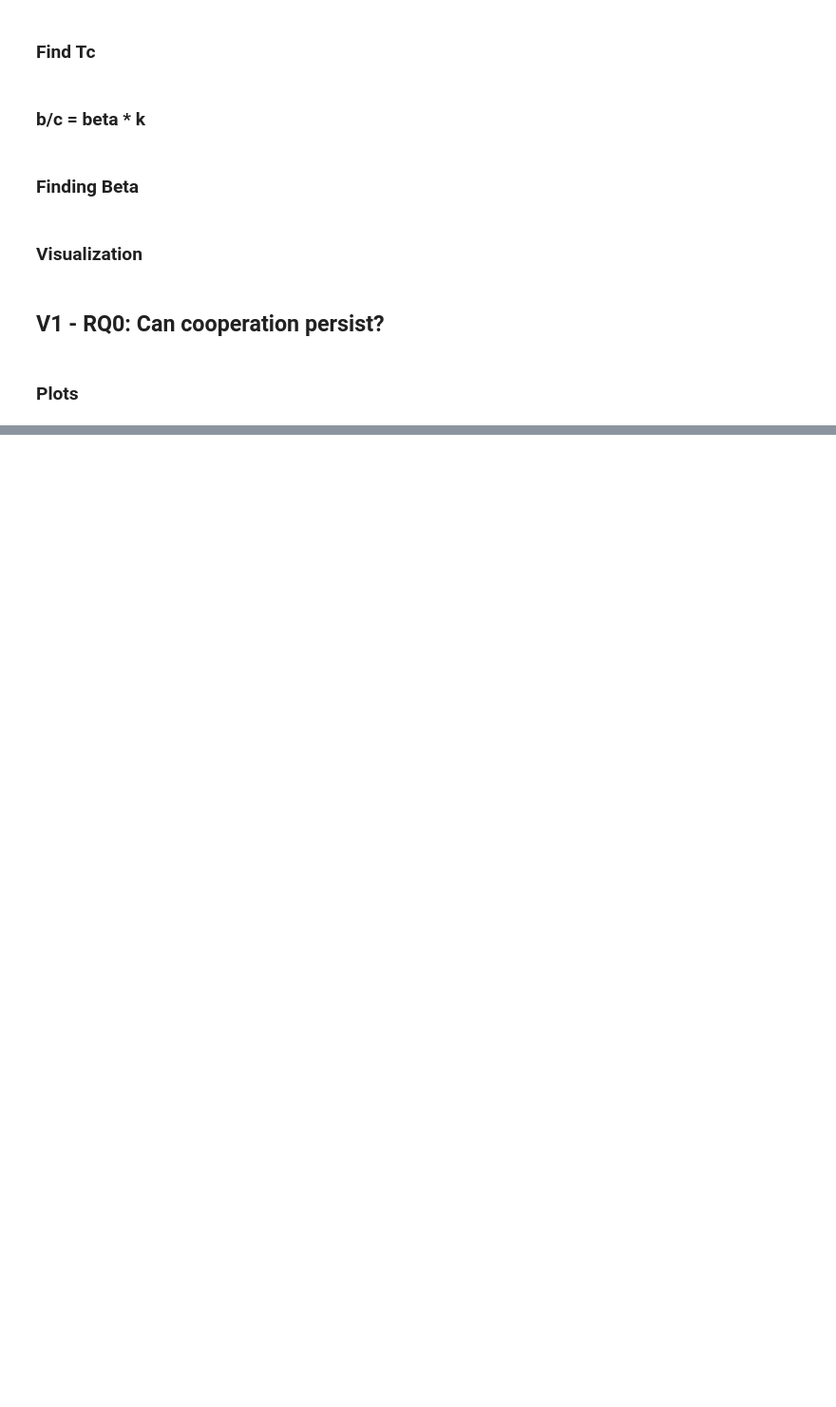
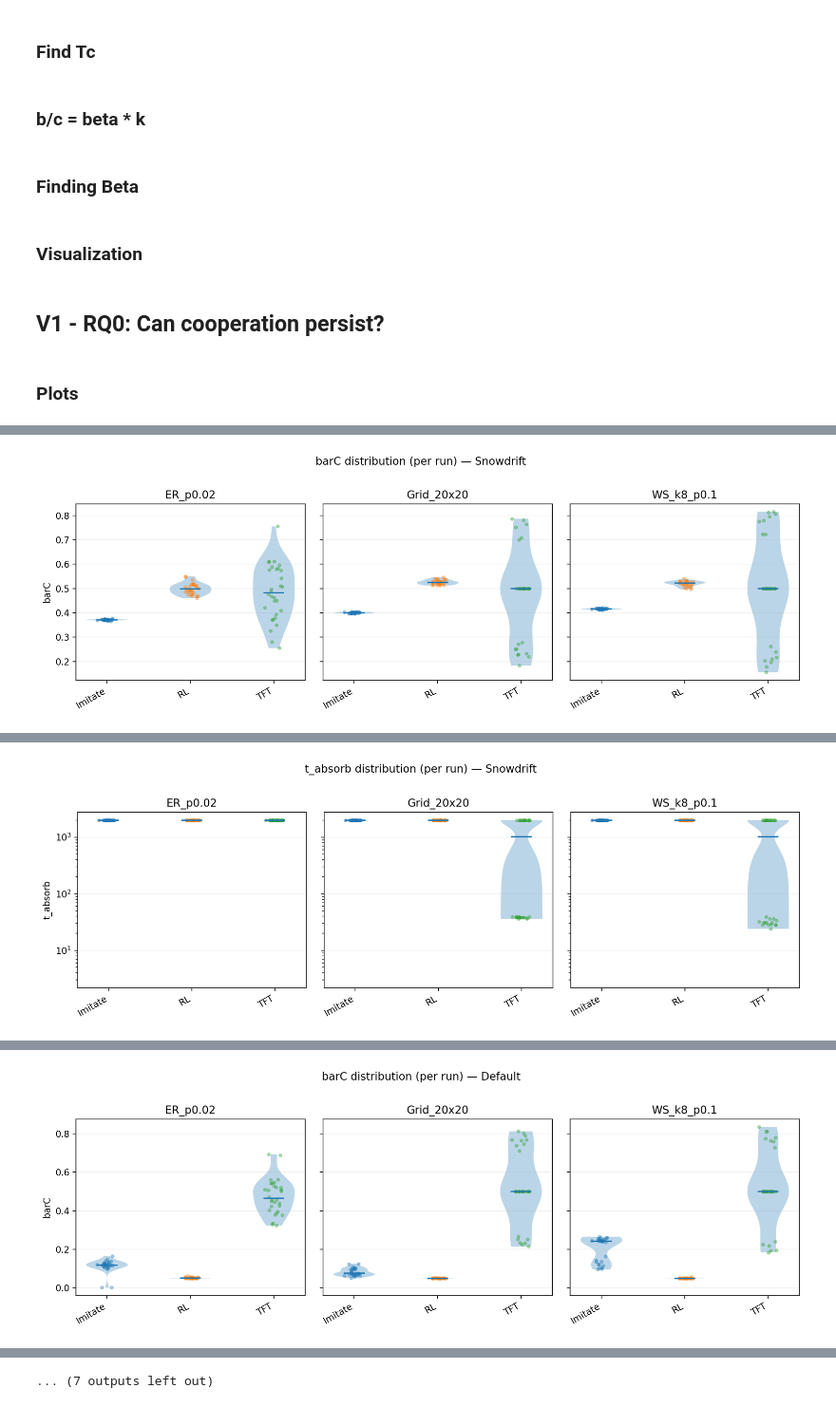
Before and after one commit to tristan-farran/CSS-Project, a Jupyter notebook: Code/Zheng_Code V2.ipynb, the cells around one changed output, grey strips where cells are left out. Shown at 95% size. Drawn from its saved outputs; the diff is of its cells as text; code cells hidden in the pictures; blank space fills up the shorter version.

```diff
--- a/Code/Zheng_Code V2.ipynb
+++ b/Code/Zheng_Code V2.ipynb
@@ -1824,0 +1748,62 @@ plot_persistence_rate(per_run_df, "Default", threshold=0.2)
+# %%
+def violin_by_network_strategy(per_run_df, payoff_name, metric,
+                               use_short=True, logy=False, ylim=None):
+    sub = per_run_df[per_run_df["payoff"] == payoff_name].copy()
+    strat_col = "strategy_short" if (use_short and "strategy_short" in sub.columns) else "strategy"
+
+    need = ["network", strat_col, metric]
+    for c in need:
+        if c not in sub.columns:
+            raise ValueError(f"Missing column: {c}")
+
+    networks = sorted(sub["network"].unique())
+    strategies = sorted(sub[strat_col].unique())
+
+    fig, axes = plt.subplots(1, len(networks), figsize=(4*len(networks), 4), sharey=True)
+    if len(networks) == 1:
+        axes = [axes]
+
+    for ax, net in zip(axes, networks):
+        g = sub[sub["network"] == net]
+
+        data = []
+        for s in strategies:
+            vals = g.loc[g[strat_col] == s, metric].dropna().to_numpy()
+            data.append(vals)
+
+        # violin
+        parts = ax.violinplot(data, showmeans=False, showmedians=True, showextrema=False)
+
+        # jittered points (helps see sample size / discreteness)
+        rng = np.random.default_rng(0)
+        for i, vals in enumerate(data, start=1):
+            if len(vals) == 0:
+                continue
+            x = i + rng.normal(0, 0.05, size=len(vals))
+            ax.scatter(x, vals, s=10, alpha=0.35)
+
+        ax.set_title(str(net))
+        ax.set_xticks(range(1, len(strategies)+1))
+        ax.set_xticklabels(strategies, rotation=30, ha="right")
+
+        if logy:
+            ax.set_yscale("log")
+
+        if ylim is not None:
+            ax.set_ylim(*ylim)
+
+        ax.grid(True, axis="y", alpha=0.2)
+
+    fig.suptitle(f"{metric} distribution (per run) — {payoff_name}", y=1.02)
+    axes[0].set_ylabel(metric)
+    fig.tight_layout()
+    return show_saved(fig, f"violin_{metric}_{payoff_name}.png")
+
+# Examples:
+violin_by_network_strategy(per_run_revised, "Snowdrift", metric="barC", logy=False)
+violin_by_network_strategy(per_run_revised, "Snowdrift", metric="t_absorb", logy=True)
+violin_by_network_strategy(per_run_revised, "Default", metric="barC")
+violin_by_network_strategy(per_run_revised, "Default", metric="t_absorb", logy=True)
+violin_by_network_strategy(per_run_revised, "Canonical", metric="barC")
+violin_by_network_strategy(per_run_revised, "Canonical", metric="t_absorb", logy=True)
+# %% [output]
@@ -1824,0 +1812 @@ plot_persistence_rate(per_run_df, "Default", threshold=0.2)
+[figure, added]
@@ -1824,0 +1815 @@ plot_persistence_rate(per_run_df, "Default", threshold=0.2)
+[figure, added]
@@ -1824,0 +1818 @@ plot_persistence_rate(per_run_df, "Default", threshold=0.2)
+[figure, added]
@@ -1824,0 +1822 @@ plot_persistence_rate(per_run_df, "Default", threshold=0.2)
+... (7 outputs left out)
```
Also changed, not shown: parts of 23 cells of this notebook, 28 other files.
